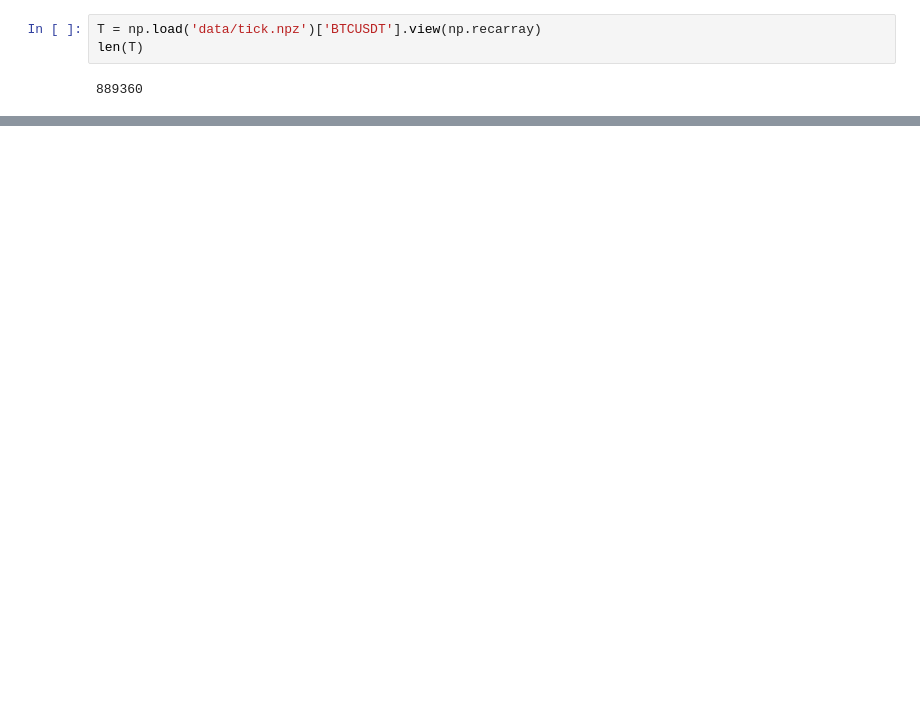
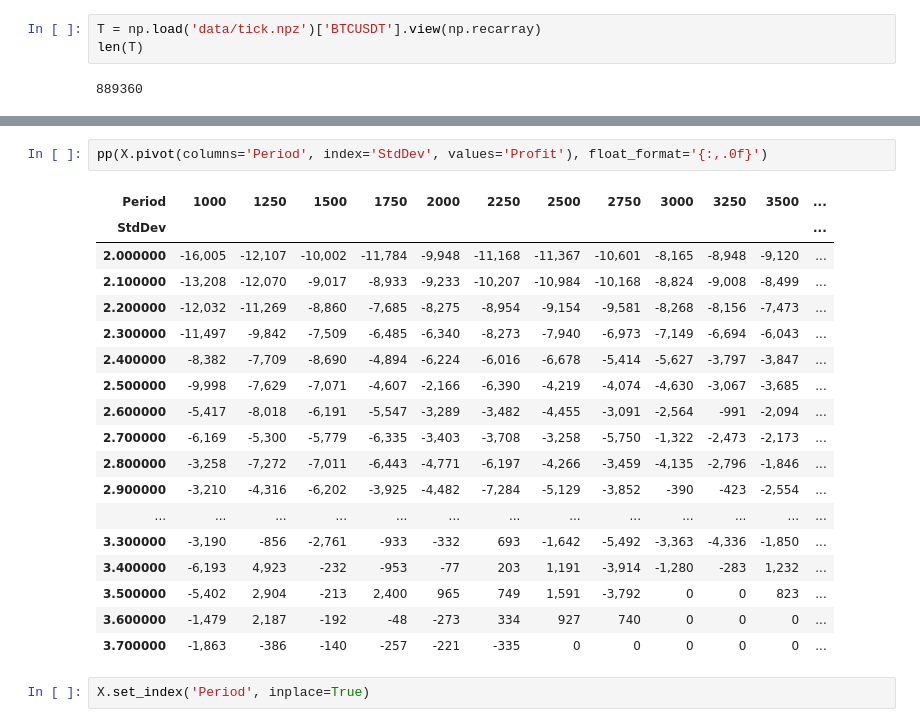
Before and after one commit to zxweed/simple, a Jupyter notebook: examples/simple.grid.ipynb, the cells around one changed output, grey strips where cells are left out. Saved outputs shown, nothing was run; the diff lists cells and outputs as text; blank space fills up the shorter version.

```diff
--- a/examples/simple.grid.ipynb
+++ b/examples/simple.grid.ipynb
@@ -70 +71,24 @@ X
+# %%
+pp(X.pivot(columns='Period', index='StdDev', values='Profit'), float_format='{:,.0f}')
+# %% [output]
+| Period | 1000 | 1250 | 1500 | 1750 | 2000 | 2250 | 2500 | 2750 | 3000 | 3250 | 3500 | ... |
+| StdDev |  |  |  |  |  |  |  |  |  |  |  | ... |
+| 2.000000 | -16,005 | -12,107 | -10,002 | -11,784 | -9,948 | -11,168 | -11,367 | -10,601 | -8,165 | -8,948 | -9,120 | ... |
+| 2.100000 | -13,208 | -12,070 | -9,017 | -8,933 | -9,233 | -10,207 | -10,984 | -10,168 | -8,824 | -9,008 | -8,499 | ... |
+| 2.200000 | -12,032 | -11,269 | -8,860 | -7,685 | -8,275 | -8,954 | -9,154 | -9,581 | -8,268 | -8,156 | -7,473 | ... |
+| 2.300000 | -11,497 | -9,842 | -7,509 | -6,485 | -6,340 | -8,273 | -7,940 | -6,973 | -7,149 | -6,694 | -6,043 | ... |
+| 2.400000 | -8,382 | -7,709 | -8,690 | -4,894 | -6,224 | -6,016 | -6,678 | -5,414 | -5,627 | -3,797 | -3,847 | ... |
+| 2.500000 | -9,998 | -7,629 | -7,071 | -4,607 | -2,166 | -6,390 | -4,219 | -4,074 | -4,630 | -3,067 | -3,685 | ... |
+| 2.600000 | -5,417 | -8,018 | -6,191 | -5,547 | -3,289 | -3,482 | -4,455 | -3,091 | -2,564 | -991 | -2,094 | ... |
+| 2.700000 | -6,169 | -5,300 | -5,779 | -6,335 | -3,403 | -3,708 | -3,258 | -5,750 | -1,322 | -2,473 | -2,173 | ... |
+| 2.800000 | -3,258 | -7,272 | -7,011 | -6,443 | -4,771 | -6,197 | -4,266 | -3,459 | -4,135 | -2,796 | -1,846 | ... |
+| 2.900000 | -3,210 | -4,316 | -6,202 | -3,925 | -4,482 | -7,284 | -5,129 | -3,852 | -390 | -423 | -2,554 | ... |
+| ... | ... | ... | ... | ... | ... | ... | ... | ... | ... | ... | ... | ... |
+| 3.300000 | -3,190 | -856 | -2,761 | -933 | -332 | 693 | -1,642 | -5,492 | -3,363 | -4,336 | -1,850 | ... |
+| 3.400000 | -6,193 | 4,923 | -232 | -953 | -77 | 203 | 1,191 | -3,914 | -1,280 | -283 | 1,232 | ... |
+| 3.500000 | -5,402 | 2,904 | -213 | 2,400 | 965 | 749 | 1,591 | -3,792 | 0 | 0 | 823 | ... |
+| 3.600000 | -1,479 | 2,187 | -192 | -48 | -273 | 334 | 927 | 740 | 0 | 0 | 0 | ... |
+| 3.700000 | -1,863 | -386 | -140 | -257 | -221 | -335 | 0 | 0 | 0 | 0 | 0 | ... |
+# %%
+X.set_index('Period', inplace=True)
 # %%
```
Also changed, not shown: parts of 7 cells of this notebook, 2 other files.
